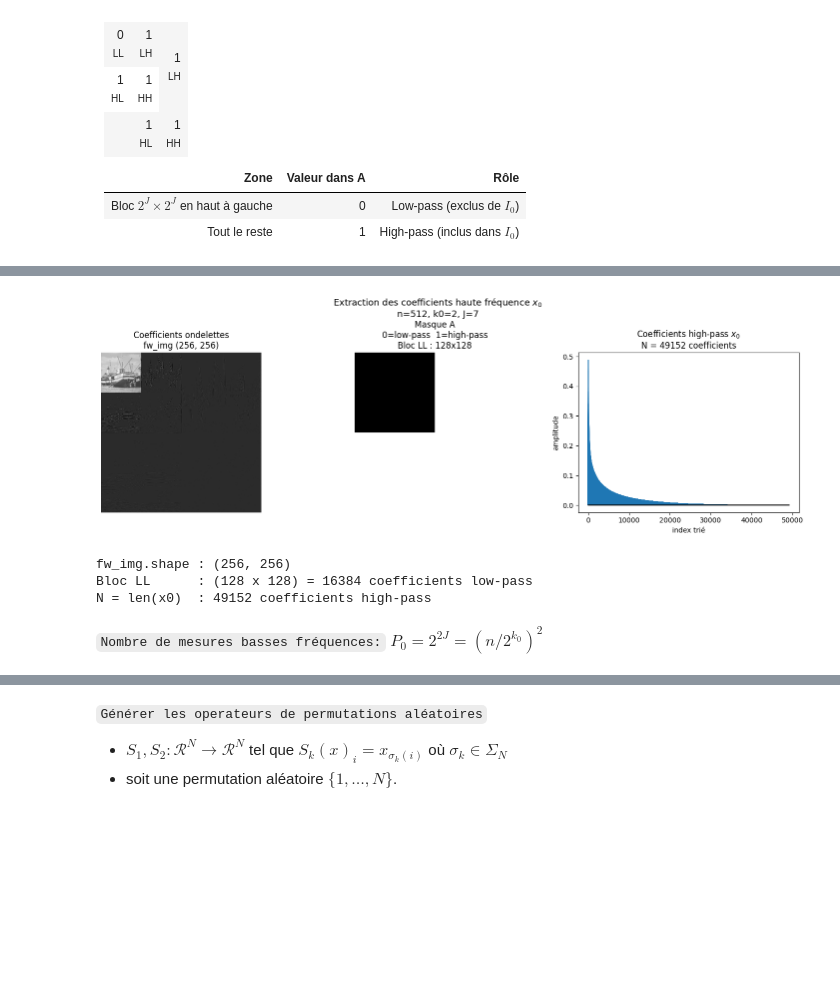
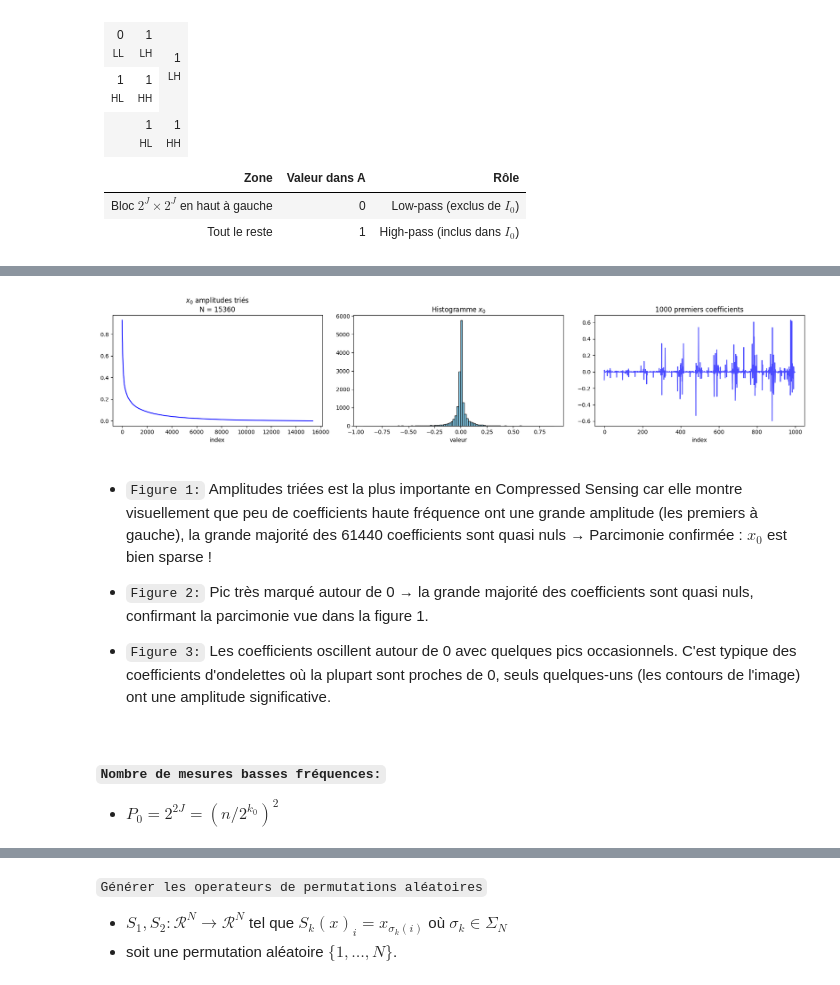
Before and after one commit to Borleo/2_M2_IAFA, a Jupyter notebook: TP_M2IAFA/TP_M2_IMGCMPT/TP23_Imagerie_Computationnelle/4_Sparsity and Redundant Representations/Compressed Sensing of Images/sparsity_2_cs_images.ipynb, the cells around one changed output, grey strips where cells are left out. Cells and saved outputs as stored; diff of their text form; code cells hidden in the pictures; blank space fills up the shorter version.

```diff
--- a/TP_M2IAFA/TP_M2_IMGCMPT/TP23_Imagerie_Computationnelle/4_Sparsity and Redundant Representations/Compressed Sensing of Images/sparsity_2_cs_images.ipynb
+++ b/TP_M2IAFA/TP_M2_IMGCMPT/TP23_Imagerie_Computationnelle/4_Sparsity and Redundant Representations/Compressed Sensing of Images/sparsity_2_cs_images.ipynb
@@ -292,36 +278,34 @@ plt.show()
-# %%
-fig, axes = plt.subplots(1, 3, figsize=(15, 5))
-
-# 1. Image de coefficients d'ondelettes
-axes[0].imshow(fw_img, cmap='gray')
-axes[0].set_title(f'Coefficients ondelettes\nfw_img {fw_img.shape}')
-axes[0].axis('off')
-
-# 2. Masque A (zone basse fréquence = noir, haute fréquence = blanc)
-axes[1].imshow(A, cmap='gray')
-axes[1].set_title(f'Masque A\n0=low-pass  1=high-pass\nBloc LL : {2**J}x{2**J}')
-axes[1].axis('off')
-
-# 3. Coefficients haute fréquence x0 (triés par amplitude)
-axes[2].stem(np.sort(np.abs(x0))[::-1], markerfmt=' ', linefmt='C0-', basefmt='k-')
-axes[2].set_title(f'Coefficients high-pass $x_0$\nN = {len(x0)} coefficients')
-axes[2].set_xlabel('index trié')
-axes[2].set_ylabel('amplitude')
-
-plt.suptitle(f'Extraction des coefficients haute fréquence $x_0$\n' f'n={n}, k0={k0}, J={J}', fontsize=13)
-plt.tight_layout()
-plt.show()
-
-print(f"fw_img.shape : {fw_img.shape}")
-print(f"Bloc LL      : ({2**J} x {2**J}) = {4**J} coefficients low-pass")
-print(f"N = len(x0)  : {len(x0)} coefficients high-pass")
-# %% [output]
-[figure, removed]
-fw_img.shape : (256, 256)
-Bloc LL      : (128 x 128) = 16384 coefficients low-pass
-N = len(x0)  : 49152 coefficients high-pass
+# %%
+fig, axes = plt.subplots(1, 3, figsize=(18, 4))
+
+# 1. Amplitudes triées
+axes[0].plot(np.sort(np.abs(x0))[::-1], 'b-')
+axes[0].set_title(f'$x_0$ amplitudes triés\nN = {len(x0)}')
+axes[0].set_xlabel('index')
+
+# 2. Histogramme
+axes[1].hist(x0, bins=100, color='skyblue', edgecolor='k')
+axes[1].set_title(f'Histogramme $x_0$')
+axes[1].set_xlabel('valeur')
+
+# 3. Zoom sur les 1000 premiers
+axes[2].plot(x0[:1000], 'b-', alpha=0.7)
+axes[2].set_title(f'1000 premiers coefficients')
+axes[2].set_xlabel('index')
+
+plt.tight_layout()
+plt.show()
+# %% [output]
+[figure, added]
+# %% [markdown]
+- `Figure 1:` Amplitudes triées est la plus importante en Compressed Sensing car elle montre visuellement que peu de coefficients haute fréquence ont une grande amplitude (les premiers à gauche), la grande majorité des 61440 coefficients sont quasi nuls → Parcimonie confirmée : $x_0$ est bien sparse !
+
+- `Figure 2:` Pic très marqué autour de 0 → la grande majorité des coefficients sont quasi nuls, confirmant la parcimonie vue dans la figure 1.
+
+- `Figure 3:` Les coefficients oscillent autour de 0 avec quelques pics occasionnels. C'est typique des coefficients d'ondelettes où la plupart sont proches de 0, seuls quelques-uns (les contours de l'image) ont une amplitude significative.
 # %% [markdown]
-`Nombre de mesures basses fréquences:` $ P_0 = 2^{2J}=(n/2^{k_0})^2 $
+#### `Nombre de mesures basses fréquences:`
+ - $P_0 = 2^{2J}=(n/2^{k_0})^2 $
 # %%
 P0 = (n/2**k0)**2
 print(f"Le nombre de de mesures basse fréquence : {P0}")
```
Also changed, not shown: parts of 23 cells of this notebook.
